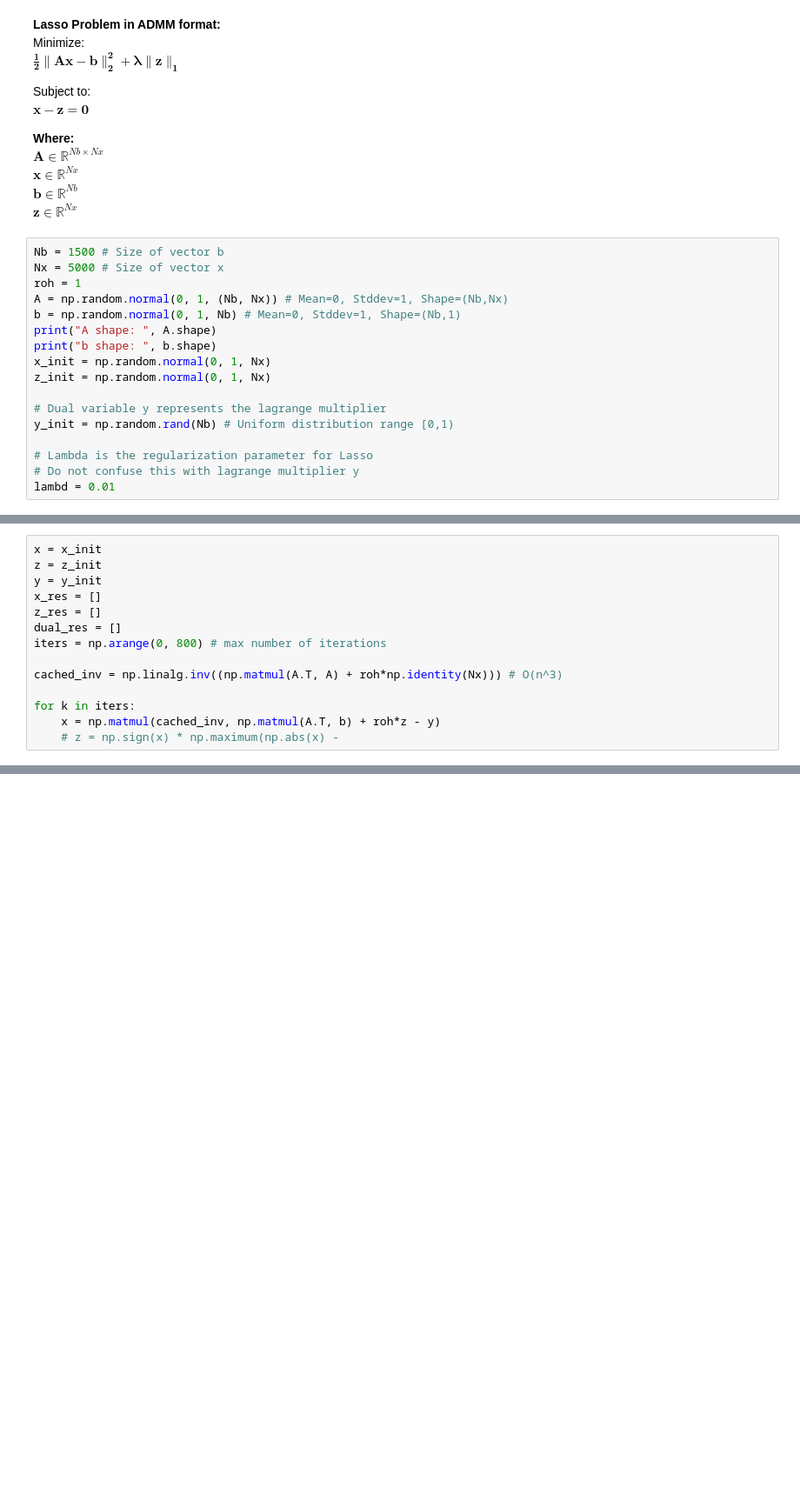
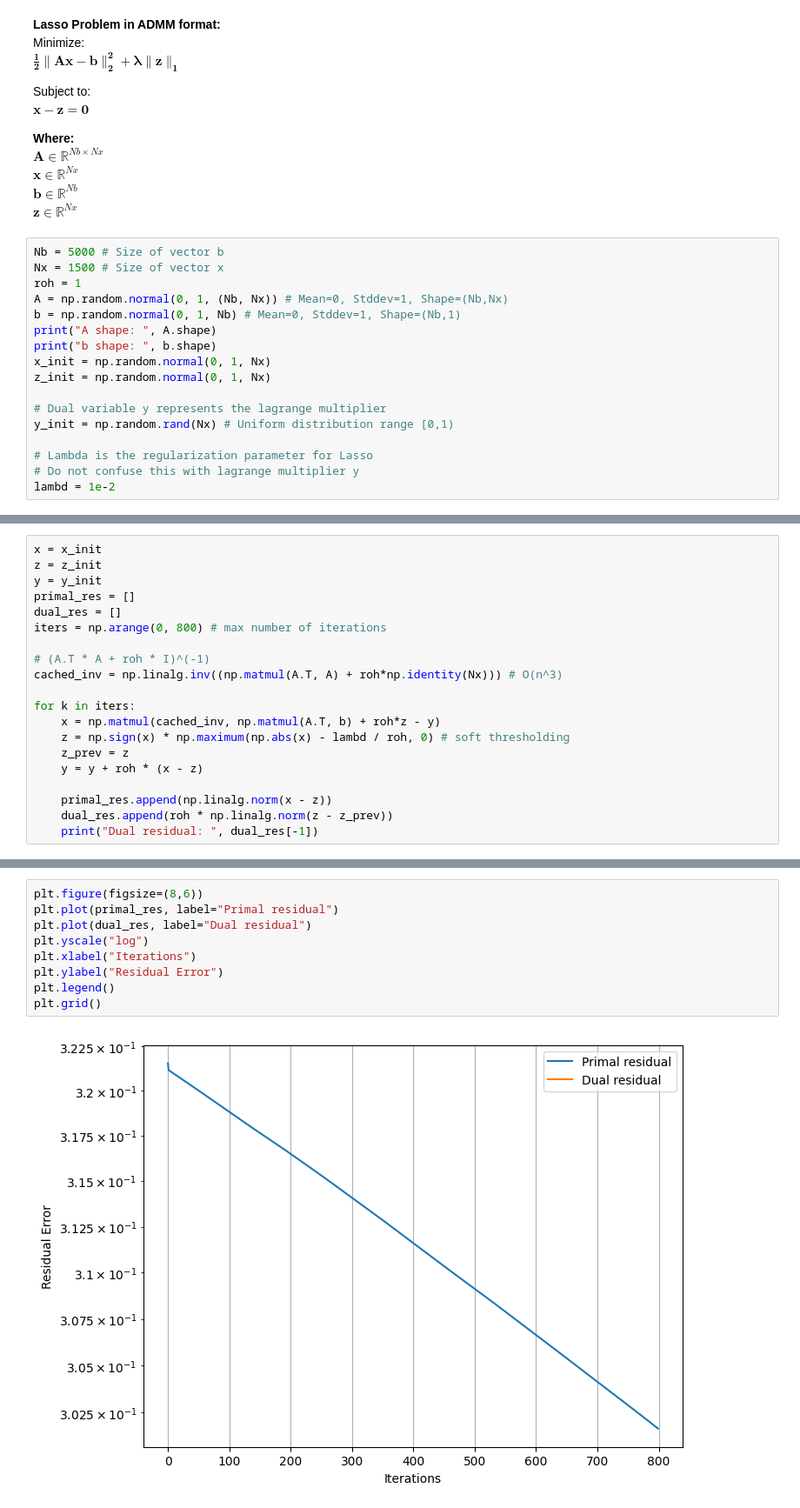
Before and after one commit to TotoroTron/ece509-final, a Jupyter notebook: lasso/lasso.ipynb, the cells around one changed output, grey strips where cells are left out. Shown: that part at 87% size. Drawn from its saved outputs; the diff is of its cells as text; blank space fills up the shorter version.

Commit message:
admm lasso implementation. bugs present in dual residual. need to fine tune lambda

```diff
--- a/lasso/lasso.ipynb
+++ b/lasso/lasso.ipynb
@@ -31,8 +31,8 @@ $ \mathbf{x} \in \mathbb{R}^{Nx} $ \
 $ \mathbf{b} \in \mathbb{R}^{Nb} $ \
 $ \mathbf{z} \in \mathbb{R}^{Nx} $
 # %%
-Nb = 1500 # Size of vector b
-Nx = 5000 # Size of vector x
+Nb = 5000 # Size of vector b
+Nx = 1500 # Size of vector x
 roh = 1
 A = np.random.normal(0, 1, (Nb, Nx)) # Mean=0, Stddev=1, Shape=(Nb,Nx)
 b = np.random.normal(0, 1, Nb) # Mean=0, Stddev=1, Shape=(Nb,1)
@@ -42,9 +42,9 @@ x_init = np.random.normal(0, 1, Nx)
 z_init = np.random.normal(0, 1, Nx)
 
 # Dual variable y represents the lagrange multiplier
-y_init = np.random.rand(Nb) # Uniform distribution range [0,1)
+y_init = np.random.rand(Nx) # Uniform distribution range [0,1)
 
 # Lambda is the regularization parameter for Lasso
 # Do not confuse this with lagrange multiplier y
-lambd = 0.01
+lambd = 1e-2
 # %% [output]
@@ -54,13 +54,19 @@ b shape:  (1500, 1)
 x = x_init
 z = z_init
 y = y_init
-x_res = []
-z_res = []
+primal_res = []
 dual_res = []
 iters = np.arange(0, 800) # max number of iterations
 
+# (A.T * A + roh * I)^(-1)
 cached_inv = np.linalg.inv((np.matmul(A.T, A) + roh*np.identity(Nx))) # O(n^3)
 
 for k in iters:
     x = np.matmul(cached_inv, np.matmul(A.T, b) + roh*z - y)
-    # z = np.sign(x) * np.maximum(np.abs(x) -
+    z = np.sign(x) * np.maximum(np.abs(x) - lambd / roh, 0) # soft thresholding
+    z_prev = z
+    y = y + roh * (x - z)
+
+    primal_res.append(np.linalg.norm(x - z))
+    dual_res.append(roh * np.linalg.norm(z - z_prev))
+    print("Dual residual: ", dual_res[-1])
@@ -66,0 +91,11 @@ for k in iters:
+# %%
+plt.figure(figsize=(8,6))
+plt.plot(primal_res, label="Primal residual")
+plt.plot(dual_res, label="Dual residual")
+plt.yscale("log")
+plt.xlabel("Iterations")
+plt.ylabel("Residual Error")
+plt.legend()
+plt.grid()
+# %% [output]
+[figure, added]
```
Also changed, not shown: parts of 2 cells of this notebook.
